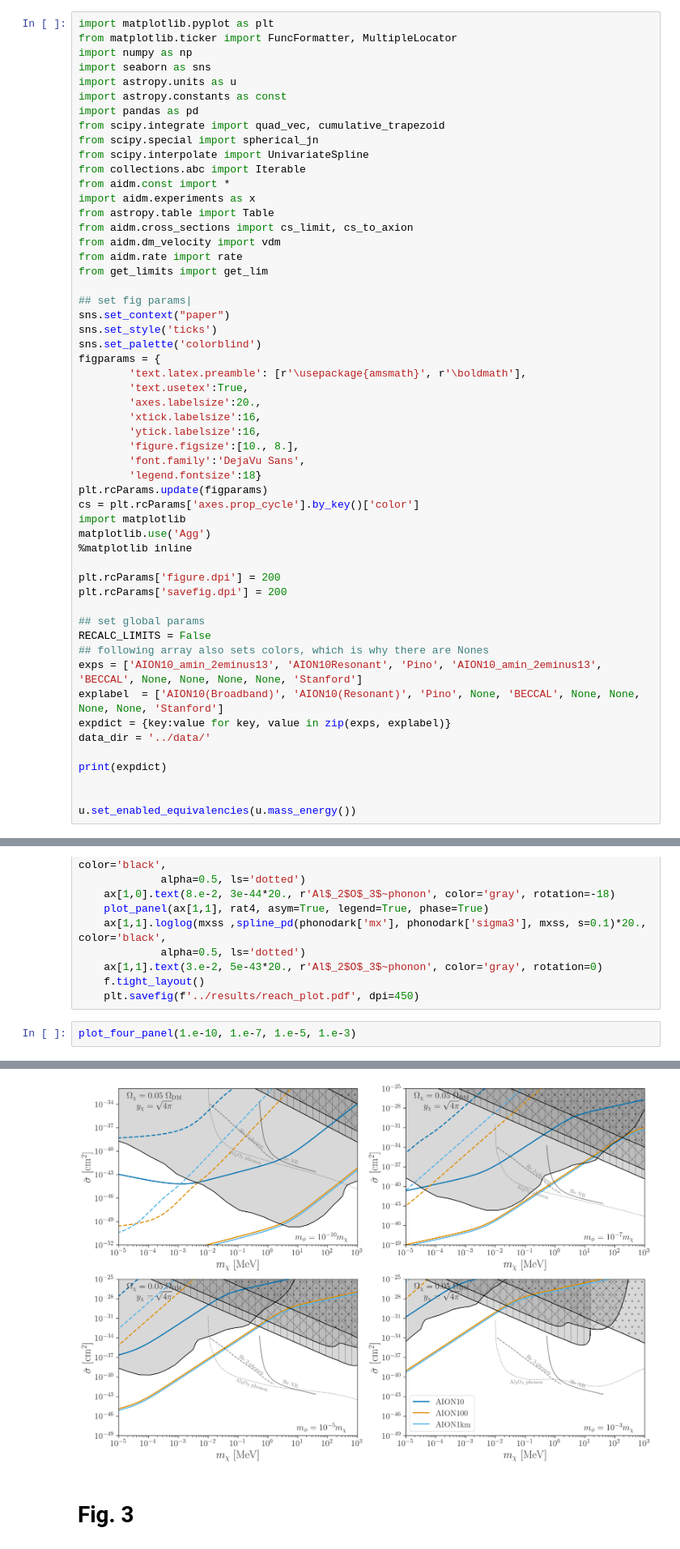
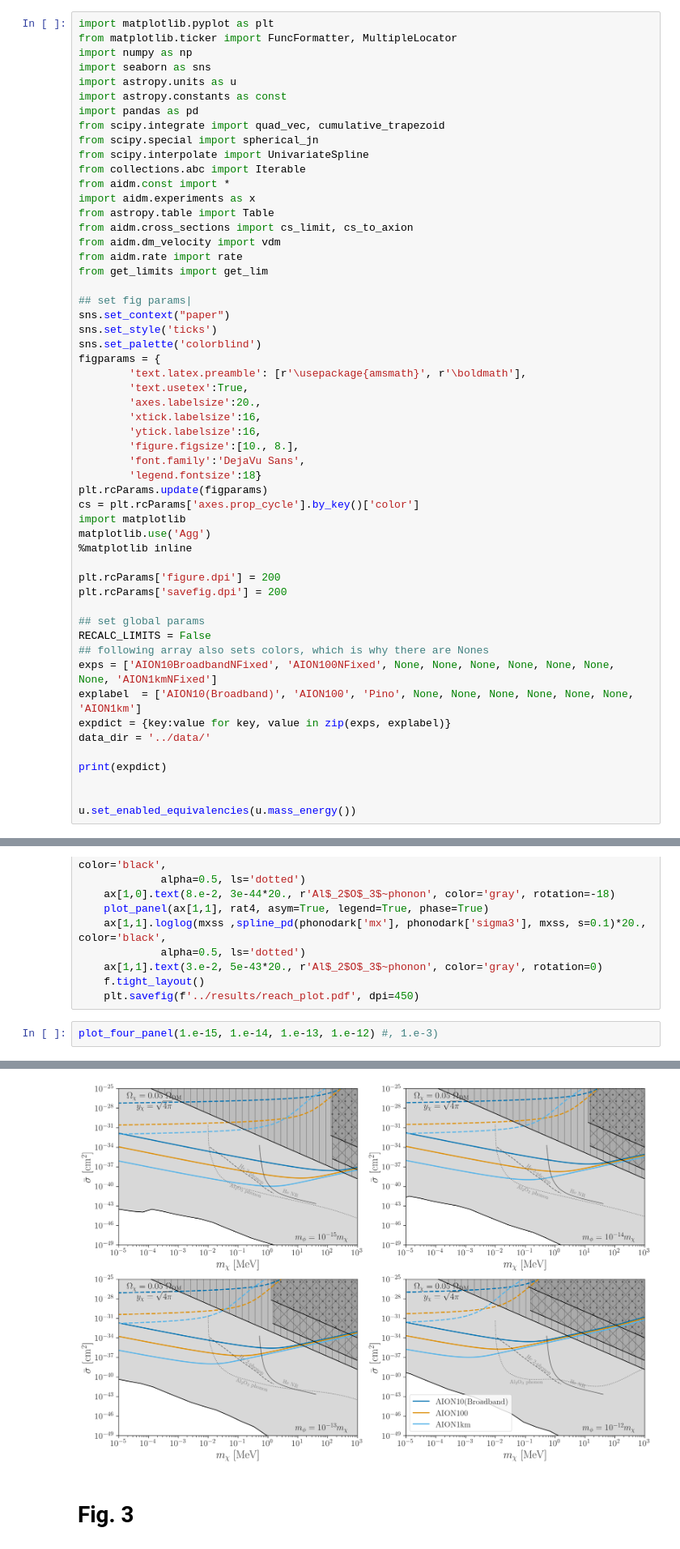
Before and after one commit to PolarisDC/multi_gradiometers, a Jupyter notebook: drivers/make_plots.ipynb, the cells around one changed output, grey strips where cells are left out. Shown at 81% size. Cells and saved outputs as stored; diff of their text form.

```diff
--- a/drivers/make_plots.ipynb
+++ b/drivers/make_plots.ipynb
@@ -43,8 +43,8 @@ plt.rcParams['savefig.dpi'] = 200
 ## set global params
 RECALC_LIMITS = False
 ## following array also sets colors, which is why there are Nones
-exps = ['AION10_amin_2eminus13', 'AION10Resonant', 'Pino', 'AION10_amin_2eminus13', 'BECCAL', None, None, None, None, 'Stanford']
-explabel  = ['AION10(Broadband)', 'AION10(Resonant)', 'Pino', None, 'BECCAL', None, None, None, None, 'Stanford']
+exps = ['AION10BroadbandNFixed', 'AION100NFixed', None, None, None, None, None, None, None, 'AION1kmNFixed']
+explabel  = ['AION10(Broadband)', 'AION100', 'Pino', None, None, None, None, None, None, 'AION1km']
 expdict = {key:value for key, value in zip(exps, explabel)}
 data_dir = '../data/'
 
@@ -356,5 +356,5 @@ def plot_four_panel(rat1, rat2, rat3, rat4):
     f.tight_layout()
     plt.savefig(f'../results/reach_plot.pdf', dpi=450)
 # %%
-plot_four_panel(1.e-10, 1.e-7, 1.e-5, 1.e-3)
+plot_four_panel(1.e-15, 1.e-14, 1.e-13, 1.e-12) #, 1.e-3)
 # %% [output]
@@ -378,4 +378,4 @@ plot_four_panel(1.e-10, 1.e-7, 1.e-5, 1.e-3)
-[figure, old version]
+[figure, new version]
 # %% [markdown]
 # Fig. 3
 # %%
```
Also changed, not shown: parts of 7 cells of this notebook, 8 other files.
